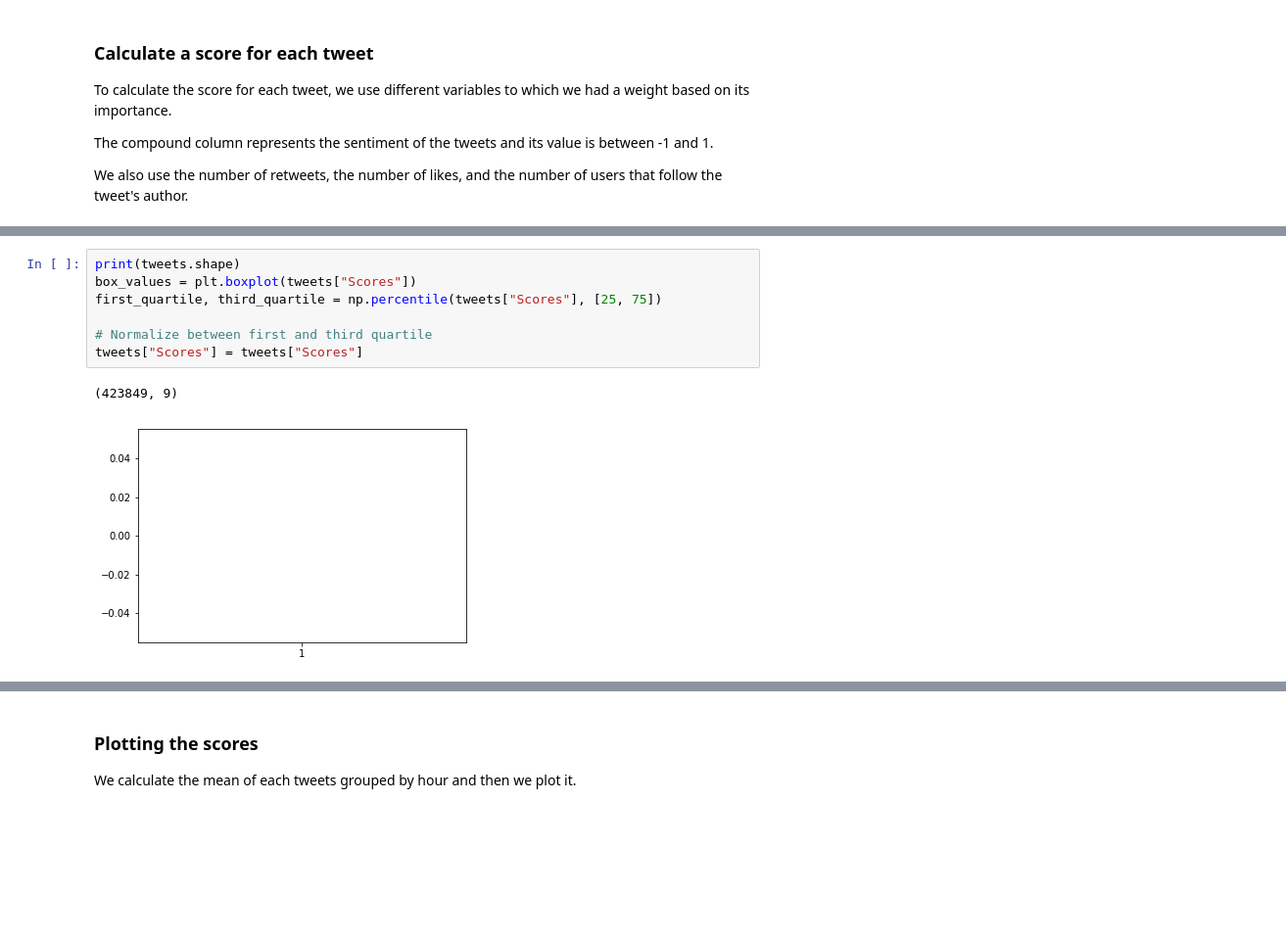
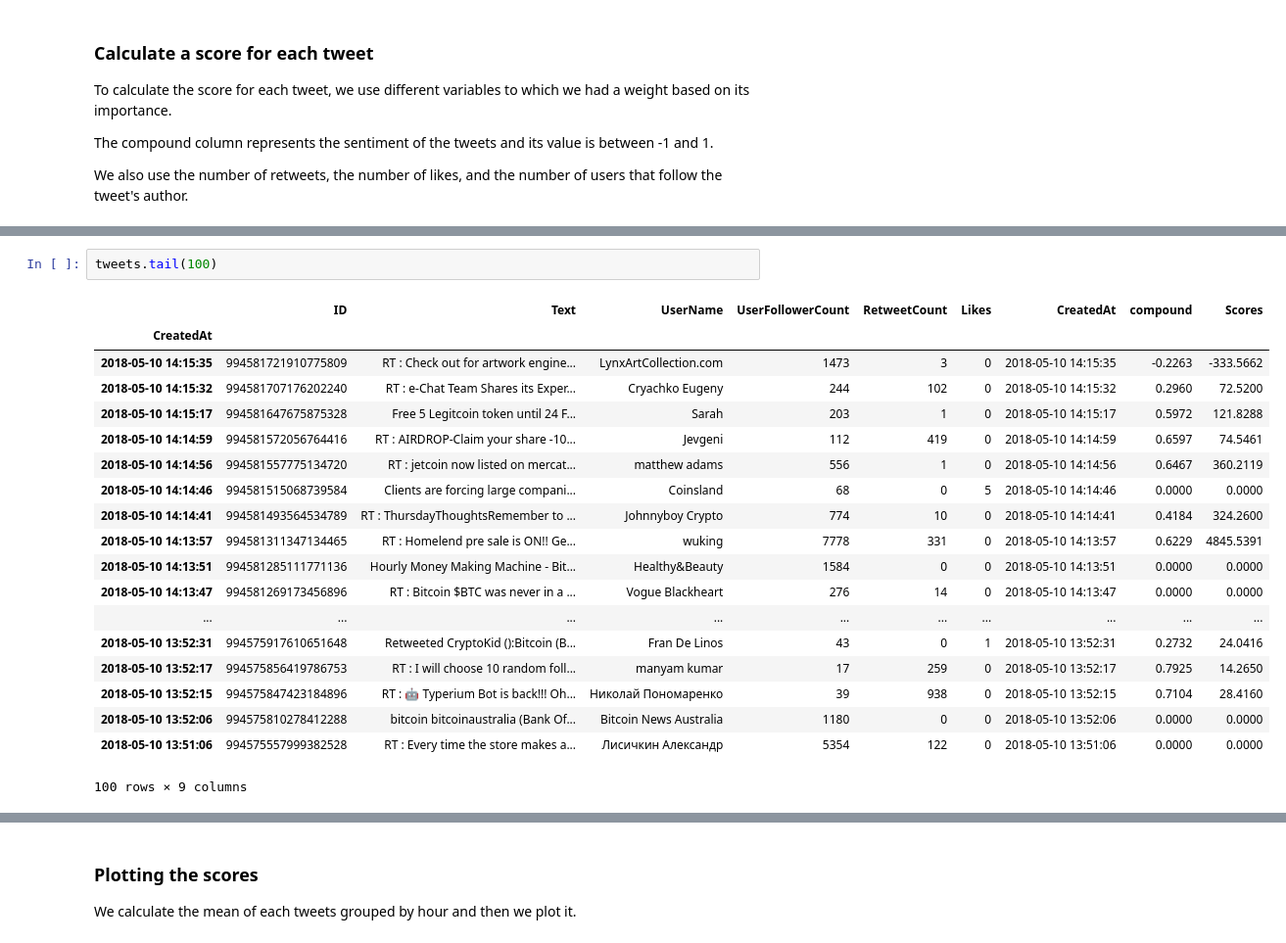
Before and after one commit to Drabble/TwitterSentimentAndCryptocurrencies, a Jupyter notebook: TwitterSentimentAndCryptocurrencies.ipynb, the cells around one changed output, grey strips where cells are left out. Shown: that part at 98% size. Drawn from its saved outputs; the diff is of its cells as text; blank space fills up the shorter version.

```diff
--- a/TwitterSentimentAndCryptocurrencies.ipynb
+++ b/TwitterSentimentAndCryptocurrencies.ipynb
@@ -160,10 +134,22 @@ Name: UserFollowerCount, Length: 16606, dtype: int64
-# %%
-print(tweets.shape)
-box_values = plt.boxplot(tweets["Scores"])
-first_quartile, third_quartile = np.percentile(tweets["Scores"], [25, 75])
-
-# Normalize between first and third quartile
-tweets["Scores"] = tweets["Scores"]
-# %% [output]
-(423849, 9)
-[figure, removed]
+# %%
+tweets.tail(100)
+# %% [output]
+|  | ID | Text | UserName | UserFollowerCount | RetweetCount | Likes | CreatedAt | compound | Scores |
+| CreatedAt |  |  |  |  |  |  |  |  |  |
+| 2018-05-10 14:15:35 | 994581721910775809 | RT : Check out for artwork engine... | LynxArtCollection.com | 1473 | 3 | 0 | 2018-05-10 14:15:35 | -0.2263 | -333.5662 |
+| 2018-05-10 14:15:32 | 994581707176202240 | RT : e-Chat Team Shares its Exper... | Cryachko Eugeny | 244 | 102 | 0 | 2018-05-10 14:15:32 | 0.2960 | 72.5200 |
+| 2018-05-10 14:15:17 | 994581647675875328 | Free 5 Legitcoin token until 24 F... | Sarah | 203 | 1 | 0 | 2018-05-10 14:15:17 | 0.5972 | 121.8288 |
+| 2018-05-10 14:14:59 | 994581572056764416 | RT : AIRDROP-Claim your share -10... | Jevgeni | 112 | 419 | 0 | 2018-05-10 14:14:59 | 0.6597 | 74.5461 |
+| 2018-05-10 14:14:56 | 994581557775134720 | RT : jetcoin now listed on mercat... | matthew adams | 556 | 1 | 0 | 2018-05-10 14:14:56 | 0.6467 | 360.2119 |
+| 2018-05-10 14:14:46 | 994581515068739584 | Clients are forcing large compani... | Coinsland | 68 | 0 | 5 | 2018-05-10 14:14:46 | 0.0000 | 0.0000 |
+| 2018-05-10 14:14:41 | 994581493564534789 | RT : ThursdayThoughtsRemember to ... | Johnnyboy Crypto | 774 | 10 | 0 | 2018-05-10 14:14:41 | 0.4184 | 324.2600 |
+| 2018-05-10 14:13:57 | 994581311347134465 | RT : Homelend pre sale is ON!! Ge... | wuking | 7778 | 331 | 0 | 2018-05-10 14:13:57 | 0.6229 | 4845.5391 |
+| 2018-05-10 14:13:51 | 994581285111771136 | Hourly Money Making Machine - Bit... | Healthy&Beauty | 1584 | 0 | 0 | 2018-05-10 14:13:51 | 0.0000 | 0.0000 |
+| 2018-05-10 14:13:47 | 994581269173456896 | RT : Bitcoin $BTC was never in a ... | Vogue Blackheart | 276 | 14 | 0 | 2018-05-10 14:13:47 | 0.0000 | 0.0000 |
+| ... | ... | ... | ... | ... | ... | ... | ... | ... | ... |
+| 2018-05-10 13:52:31 | 994575917610651648 | Retweeted CryptoKid ():Bitcoin (B... | Fran De Linos | 43 | 0 | 1 | 2018-05-10 13:52:31 | 0.2732 | 24.0416 |
+| 2018-05-10 13:52:17 | 994575856419786753 | RT : I will choose 10 random foll... | manyam kumar | 17 | 259 | 0 | 2018-05-10 13:52:17 | 0.7925 | 14.2650 |
+| 2018-05-10 13:52:15 | 994575847423184896 | RT : 🤖 Typerium Bot is back!!! Oh... | Николай Пономаренко | 39 | 938 | 0 | 2018-05-10 13:52:15 | 0.7104 | 28.4160 |
+| 2018-05-10 13:52:06 | 994575810278412288 | bitcoin bitcoinaustralia (Bank Of... | Bitcoin News Australia | 1180 | 0 | 0 | 2018-05-10 13:52:06 | 0.0000 | 0.0000 |
+| 2018-05-10 13:51:06 | 994575557999382528 | RT : Every time the store makes a... | Лисичкин Александр | 5354 | 122 | 0 | 2018-05-10 13:51:06 | 0.0000 | 0.0000 |
+100 rows × 9 columns
```
Also changed, not shown: parts of 12 cells of this notebook, 2 other files.
